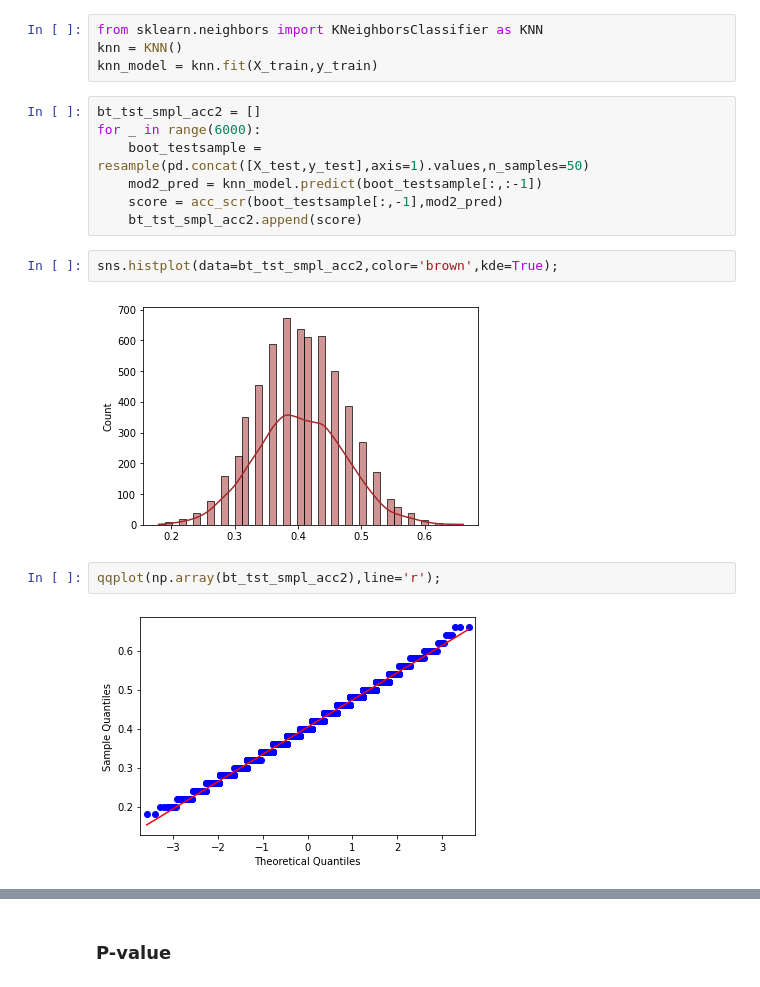
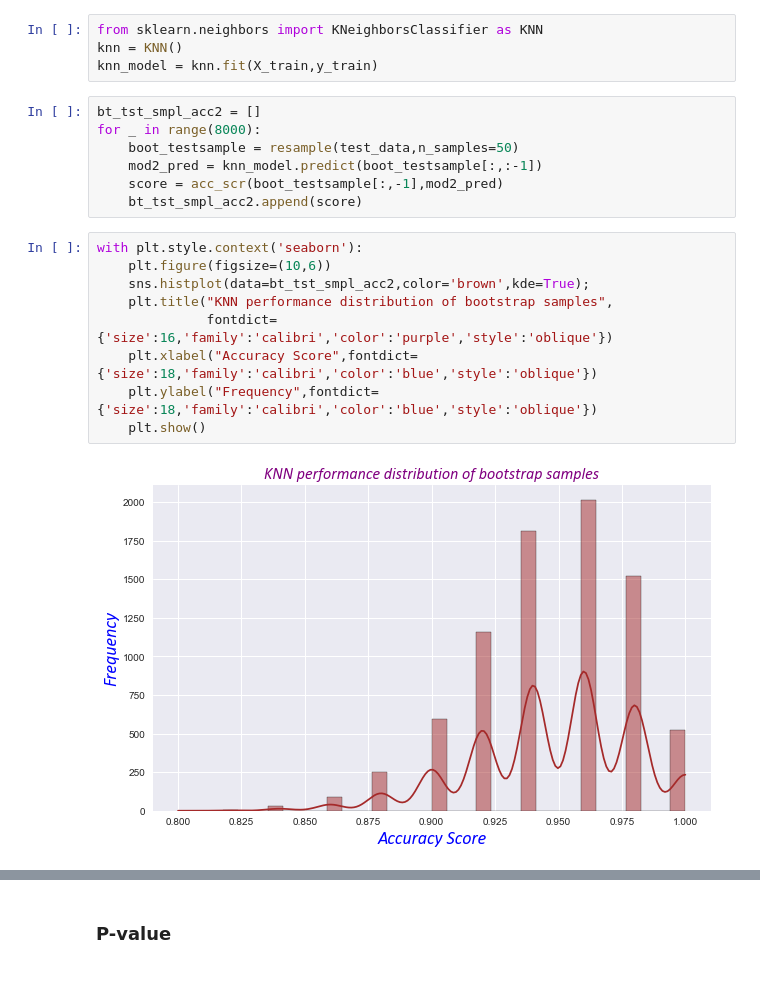
Before and after one commit to raj-shr-git/Statistical_testing_python, a Jupyter notebook: Bootstrapping.ipynb, the cells around one changed output, grey strips where cells are left out. Drawn from its saved outputs; the diff is of its cells as text.

```diff
--- a/Bootstrapping.ipynb
+++ b/Bootstrapping.ipynb
@@ -632,16 +662,19 @@ knn = KNN()
 knn_model = knn.fit(X_train,y_train)
 # %%
 bt_tst_smpl_acc2 = []
-for _ in range(6000):
-    boot_testsample = resample(pd.concat([X_test,y_test],axis=1).values,n_samples=50)
+for _ in range(8000):
+    boot_testsample = resample(test_data,n_samples=50)
     mod2_pred = knn_model.predict(boot_testsample[:,:-1])
     score = acc_scr(boot_testsample[:,-1],mod2_pred)
     bt_tst_smpl_acc2.append(score)
-# %%
-sns.histplot(data=bt_tst_smpl_acc2,color='brown',kde=True);
-# %% [output]
-[figure, removed]
-# %%
-qqplot(np.array(bt_tst_smpl_acc2),line='r');
-# %% [output]
-[figure, removed]
+# %%
+with plt.style.context('seaborn'):
+    plt.figure(figsize=(10,6))
+    sns.histplot(data=bt_tst_smpl_acc2,color='brown',kde=True);
+    plt.title("KNN performance distribution of bootstrap samples",
+              fontdict={'size':16,'family':'calibri','color':'purple','style':'oblique'})
+    plt.xlabel("Accuracy Score",fontdict={'size':18,'family':'calibri','color':'blue','style':'oblique'})
+    plt.ylabel("Frequency",fontdict={'size':18,'family':'calibri','color':'blue','style':'oblique'})
+    plt.show()
+# %% [output]
+[figure, added]
```
Also changed, not shown: parts of 28 cells of this notebook, 11 other files.
